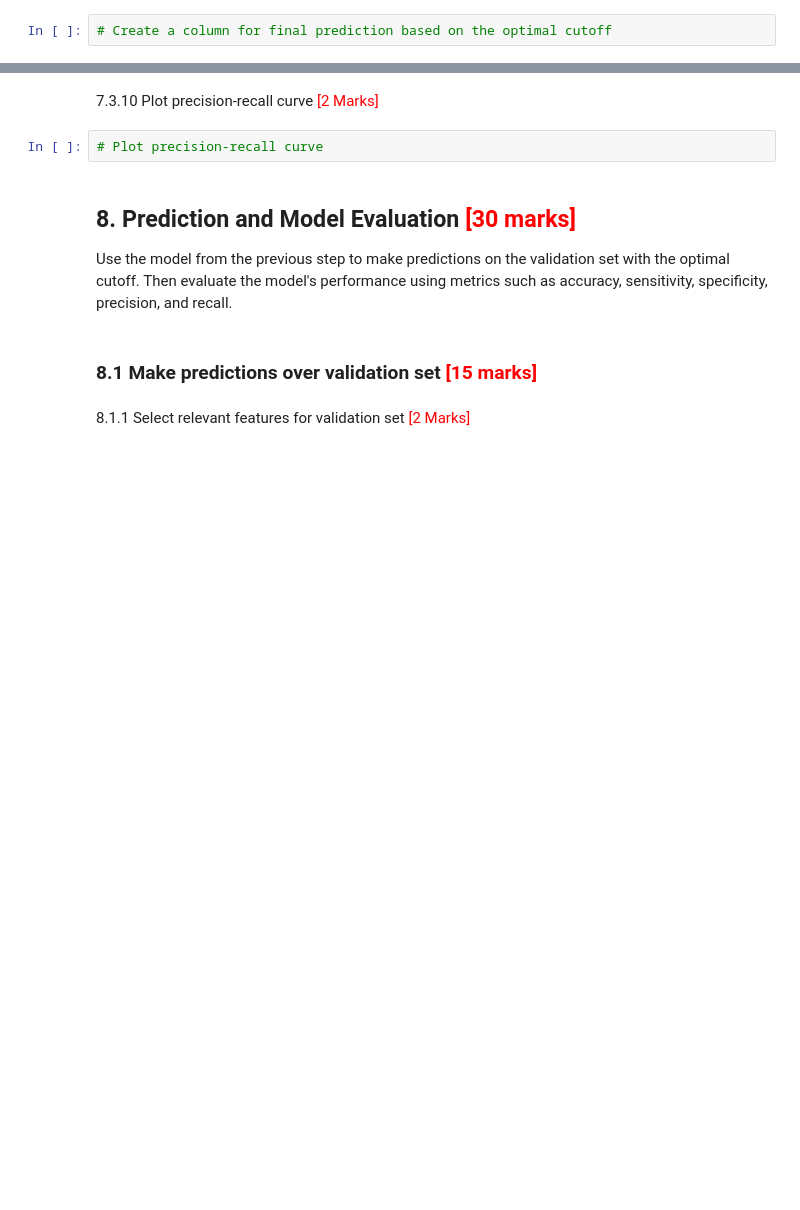
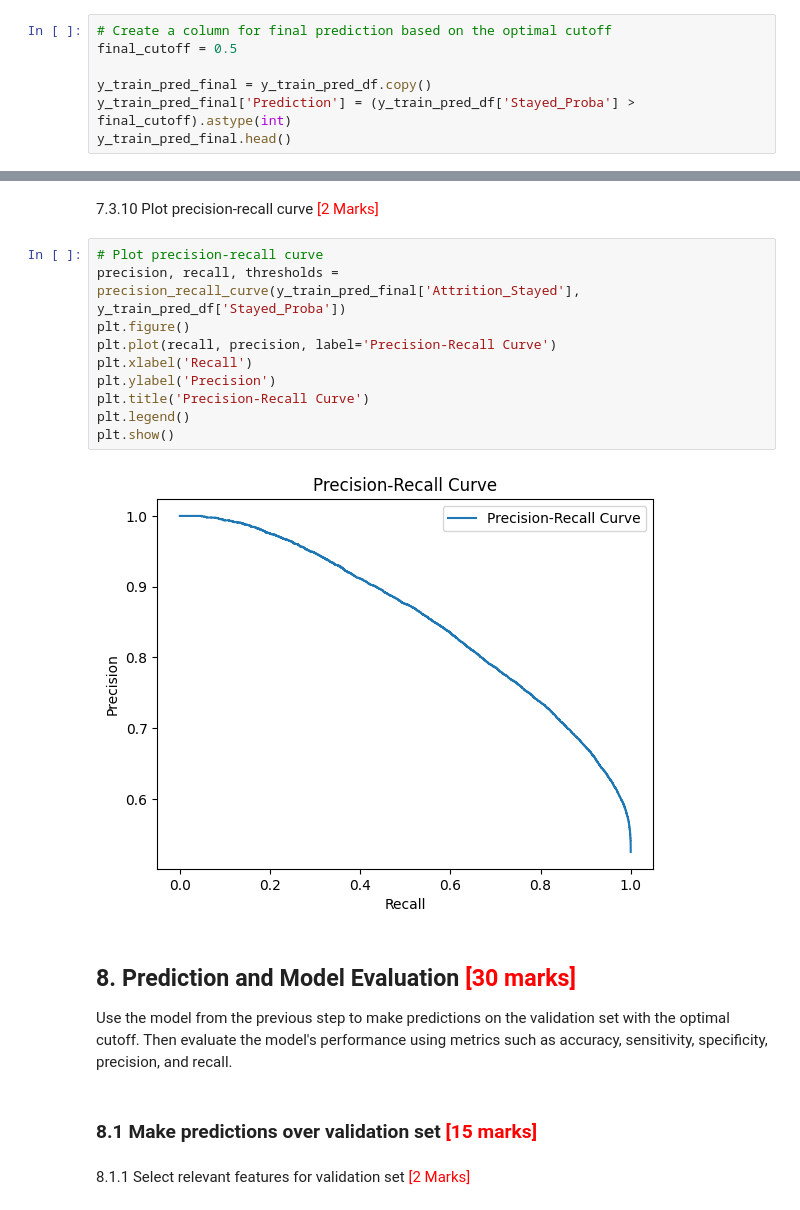
Before and after one commit to micmayman1995/predicting-employee-retention, a Jupyter notebook: Predicting_Employee_Retention_Starter.ipynb, the cells around one changed output, grey strips where cells are left out. Saved outputs shown, nothing was run; the diff lists cells and outputs as text; blank space fills up the shorter version.

```diff
--- a/Predicting_Employee_Retention_Starter.ipynb
+++ b/Predicting_Employee_Retention_Starter.ipynb
@@ -749,3 +1155,8 @@ metrics_df
 7.3.4 Create a column for final prediction based on the optimal cutoff <font color="red">[2 Marks]</font>
 # %%
 # Create a column for final prediction based on the optimal cutoff
+final_cutoff = 0.5
+
+y_train_pred_final = y_train_pred_df.copy()
+y_train_pred_final['Prediction'] = (y_train_pred_df['Stayed_Proba'] > final_cutoff).astype(int)
+y_train_pred_final.head()
@@ -785,7 +1239,17 @@ from sklearn.metrics import precision_recall_curve
 # %% [markdown]
 7.3.10 Plot precision-recall curve <font color="red">[2 Marks]</font>
-# %%
-# Plot precision-recall curve
+# %%
+# Plot precision-recall curve
+precision, recall, thresholds = precision_recall_curve(y_train_pred_final['Attrition_Stayed'], y_train_pred_df['Stayed_Proba'])
+plt.figure()
+plt.plot(recall, precision, label='Precision-Recall Curve')
+plt.xlabel('Recall')
+plt.ylabel('Precision')
+plt.title('Precision-Recall Curve')
+plt.legend()
+plt.show()
+# %% [output]
+[figure, added]
 # %% [markdown]
 ## **8. Prediction and Model Evaluation** <font color = red>[30 marks]</font>
 
```
Also changed, not shown: parts of 74 cells of this notebook.
